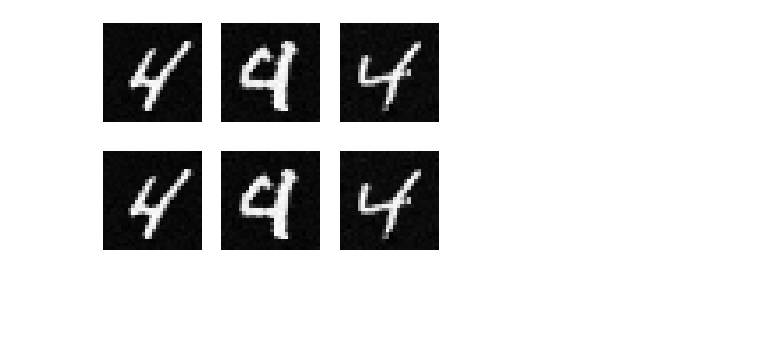
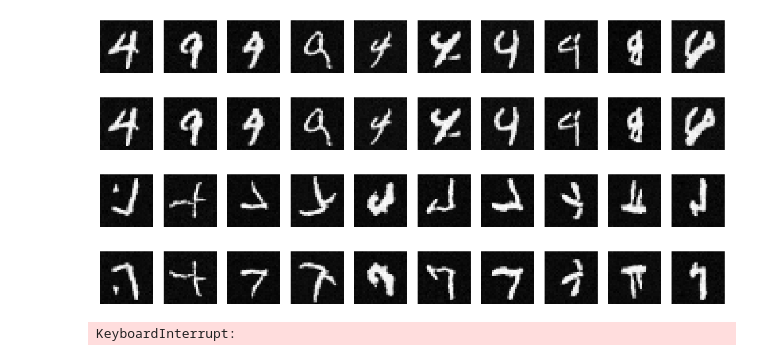
Before and after one commit to l-ada/PAAI_final_project, a Jupyter notebook: ddmd.ipynb, the cells around one changed output. Cells and saved outputs as stored; diff of their text form; code cells hidden in the pictures; blank space fills up the shorter version.

```diff
--- a/ddmd.ipynb
+++ b/ddmd.ipynb
@@ -392,6 +475,8 @@ def reflect_left_right(x):
     return torch.flip(x, dims = [-1])
 def reflect_up_down(x):
     return torch.flip(x, dims = [-2])
+def identity(x):
+    return x
 
 
 def generate_images(n_images, label1, label2 = None, transformation = None, transf_inverse = None):
@@ -399,8 +484,8 @@ def generate_images(n_images, label1, label2 = None, transformation = None, tran
     # print(x_i)
     label1 = torch.tensor(label1).to(device)
     label = label1
-    if label2 != None:
-        label2 = torch.tensor(label2).to(device)
+    # if label2 != None:
+    label2 = torch.tensor(label2).to(device)
 
     context_mask = torch.zeros_like(label1).to(device)
 
@@ -421,6 +506,7 @@ def generate_images(n_images, label1, label2 = None, transformation = None, tran
                 eps_1 = ddpm.nn_model(x_i,label2, t_is, context_mask)
                 eps = 0.5*eps_1 + 0.5*eps_2
                 # eps = transformation(x_i, label1,label2, t_is, context_mask)
+                # eps = rot_transform(x_i, label1, label2, t_is, context_mask)
 
             x_i = (
                     ddpm.oneover_sqrta[i] * (x_i - eps * ddpm.mab_over_sqrtmab[i])
@@ -430,7 +516,7 @@ def generate_images(n_images, label1, label2 = None, transformation = None, tran
     return x_i.view(n_images,28,28).detach().cpu().numpy()
 
 def plot_images(images):
-    f = plt.figure()
+    f = plt.figure(figsize=(20,20))
     n_images = images.shape[0]
     for i in range(n_images):
         f.add_subplot(1,n_images, i+1)
@@ -449,18 +594,33 @@ plot_images(np.rot90(images, k=2, axes=(1,2)))
+# %%
+torch.manual_seed(12)
+# setseed
+# experiments with rotation
+n_images=10
+images = generate_images(n_images,[9]*n_images, [4]*n_images, transformation=identity,transf_inverse= identity)
+plot_images(images)
+# plot_images(np.flip(images, axis=2))
+# %% [output]
+[figure, added]
+[figure, added]
 # %%
 # setseed
 # experiments with rotation
-images = generate_images(3,[4,4,4], [4,4,4], transformation=rotate(0), transf_inverse= rotate(0))
+n_images=10
+images = generate_images(n_images,[7]*n_images, [4]*n_images, transformation=reflect_up_down,transf_inverse= reflect_up_down)
 plot_images(images)
-plot_images(np.rot90(images, k=0, axes=(1,2)))
+plot_images(np.flip(images,axis=1))
 # %% [output]
-[figure, old version]
+[figure, new version]
-[figure, old version]
+[figure, new version]
 # %%
 # setseed
 # experiments with rotation
-images = generate_images(3,[4,4,4], [4,4,4], transformation=reflect_left_right, transf_inverse= reflect_left_right)
+n_images=10
+images = generate_images(n_images,[3]*n_images, [3]*n_images, transformation=reflect_left_right,transf_inverse= reflect_left_right)
 plot_images(images)
-plot_images(np.fliplr(images))
+plot_images(np.flip(images,axis=2))
+# %% [output]
+KeyboardInterrupt:
 # %%
 # setseed
 # experiments with rotation
```
Also changed, not shown: parts of 8 cells of this notebook.
